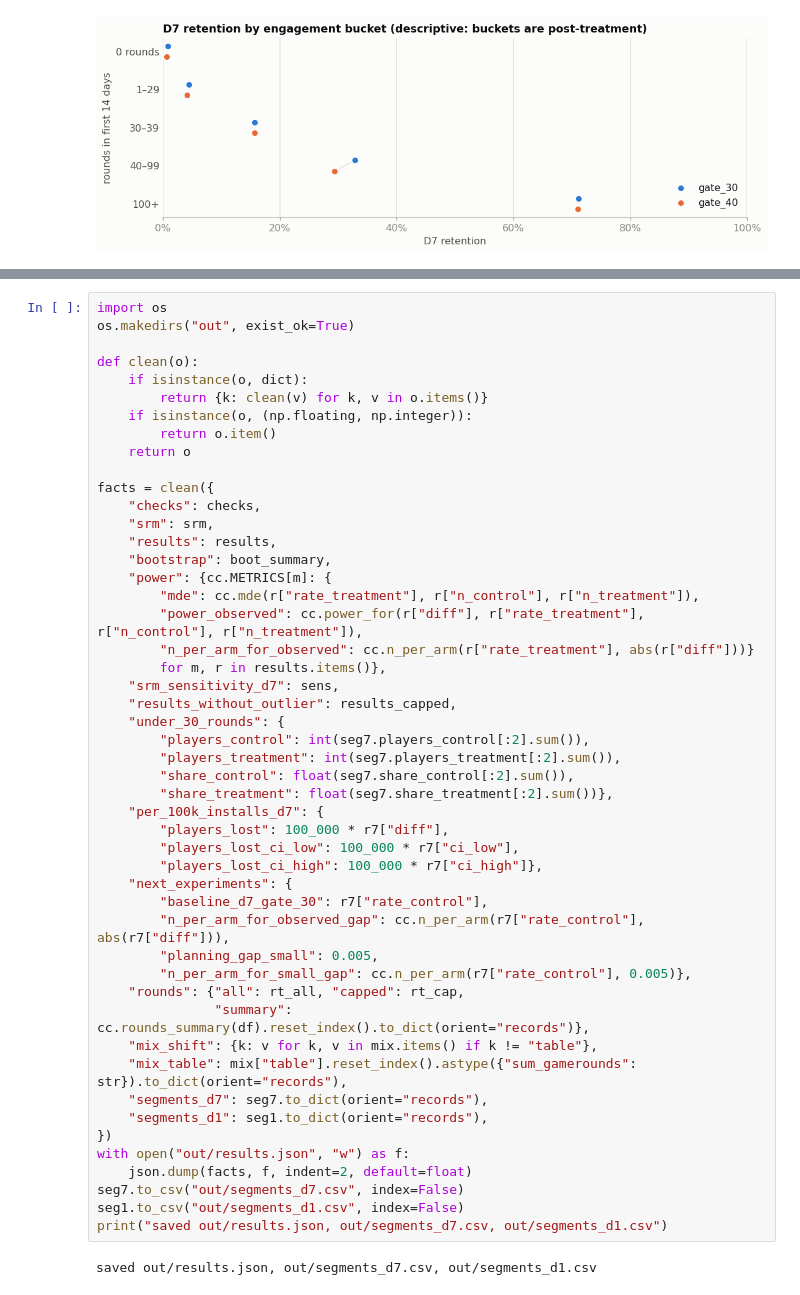
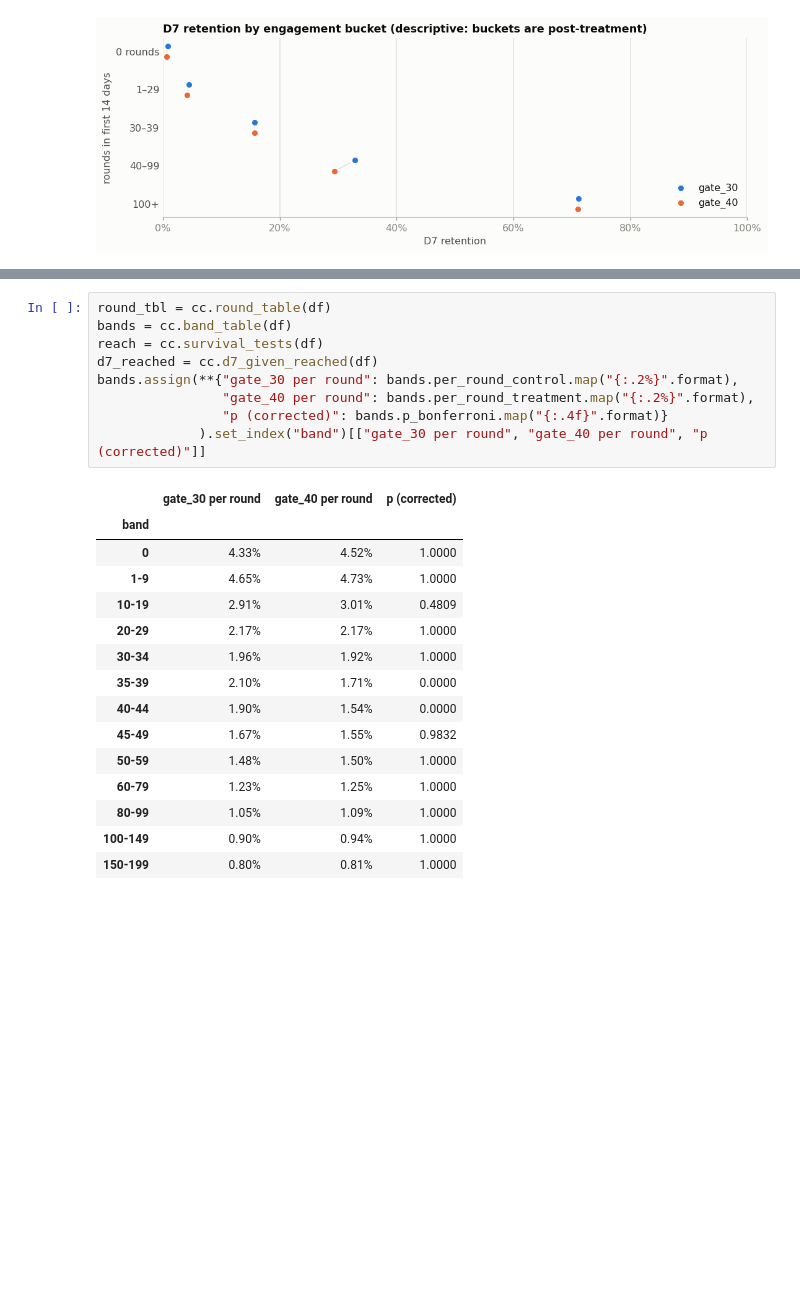
Before and after one commit to rahulkundanjha-blip/cookie-cats-ab-test, a Jupyter notebook: cookie_cats_ab_test.ipynb, the cells around one changed output, grey strips where cells are left out. Drawn from its saved outputs; the diff is of its cells as text; blank space fills up the shorter version.

```diff
--- a/cookie_cats_ab_test.ipynb
+++ b/cookie_cats_ab_test.ipynb
@@ -396,51 +416,25 @@ Results are saved to `out/results.json` and `out/segments_*.csv` for the SQL and
 # %%
-import os
-os.makedirs("out", exist_ok=True)
-
-def clean(o):
-    if isinstance(o, dict):
-        return {k: clean(v) for k, v in o.items()}
-    if isinstance(o, (np.floating, np.integer)):
-        return o.item()
-    return o
-
-facts = clean({
-    "checks": checks,
-    "srm": srm,
-    "results": results,
-    "bootstrap": boot_summary,
-    "power": {cc.METRICS[m]: {
-        "mde": cc.mde(r["rate_treatment"], r["n_control"], r["n_treatment"]),
-        "power_observed": cc.power_for(r["diff"], r["rate_treatment"], r["n_control"], r["n_treatment"]),
-        "n_per_arm_for_observed": cc.n_per_arm(r["rate_treatment"], abs(r["diff"]))}
-        for m, r in results.items()},
-    "srm_sensitivity_d7": sens,
-    "results_without_outlier": results_capped,
-    "under_30_rounds": {
-        "players_control": int(seg7.players_control[:2].sum()),
-        "players_treatment": int(seg7.players_treatment[:2].sum()),
-        "share_control": float(seg7.share_control[:2].sum()),
-        "share_treatment": float(seg7.share_treatment[:2].sum())},
-    "per_100k_installs_d7": {
-        "players_lost": 100_000 * r7["diff"],
-        "players_lost_ci_low": 100_000 * r7["ci_low"],
-        "players_lost_ci_high": 100_000 * r7["ci_high"]},
-    "next_experiments": {
-        "baseline_d7_gate_30": r7["rate_control"],
-        "n_per_arm_for_observed_gap": cc.n_per_arm(r7["rate_control"], abs(r7["diff"])),
-        "planning_gap_small": 0.005,
-        "n_per_arm_for_small_gap": cc.n_per_arm(r7["rate_control"], 0.005)},
-    "rounds": {"all": rt_all, "capped": rt_cap,
-               "summary": cc.rounds_summary(df).reset_index().to_dict(orient="records")},
-    "mix_shift": {k: v for k, v in mix.items() if k != "table"},
-    "mix_table": mix["table"].reset_index().astype({"sum_gamerounds": str}).to_dict(orient="records"),
-    "segments_d7": seg7.to_dict(orient="records"),
-    "segments_d1": seg1.to_dict(orient="records"),
-})
-with open("out/results.json", "w") as f:
-    json.dump(facts, f, indent=2, default=float)
-seg7.to_csv("out/segments_d7.csv", index=False)
-seg1.to_csv("out/segments_d1.csv", index=False)
-print("saved out/results.json, out/segments_d7.csv, out/segments_d1.csv")
+round_tbl = cc.round_table(df)
+bands = cc.band_table(df)
+reach = cc.survival_tests(df)
+d7_reached = cc.d7_given_reached(df)
+bands.assign(**{"gate_30 per round": bands.per_round_control.map("{:.2%}".format),
+                "gate_40 per round": bands.per_round_treatment.map("{:.2%}".format),
+                "p (corrected)": bands.p_bonferroni.map("{:.4f}".format)}
+             ).set_index("band")[["gate_30 per round", "gate_40 per round", "p (corrected)"]]
 # %% [output]
-saved out/results.json, out/segments_d7.csv, out/segments_d1.csv
+|  | gate_30 per round | gate_40 per round | p (corrected) |
+| band |  |  |  |
+| 0 | 4.33% | 4.52% | 1.0000 |
+| 1-9 | 4.65% | 4.73% | 1.0000 |
+| 10-19 | 2.91% | 3.01% | 0.4809 |
+| 20-29 | 2.17% | 2.17% | 1.0000 |
+| 30-34 | 1.96% | 1.92% | 1.0000 |
+| 35-39 | 2.10% | 1.71% | 0.0000 |
+| 40-44 | 1.90% | 1.54% | 0.0000 |
+| 45-49 | 1.67% | 1.55% | 0.9832 |
+| 50-59 | 1.48% | 1.50% | 1.0000 |
+| 60-79 | 1.23% | 1.25% | 1.0000 |
+| 80-99 | 1.05% | 1.09% | 1.0000 |
+| 100-149 | 0.90% | 0.94% | 1.0000 |
+| 150-199 | 0.80% | 0.81% | 1.0000 |
```
Also changed, not shown: parts of 10 cells of this notebook, 8 other files.
